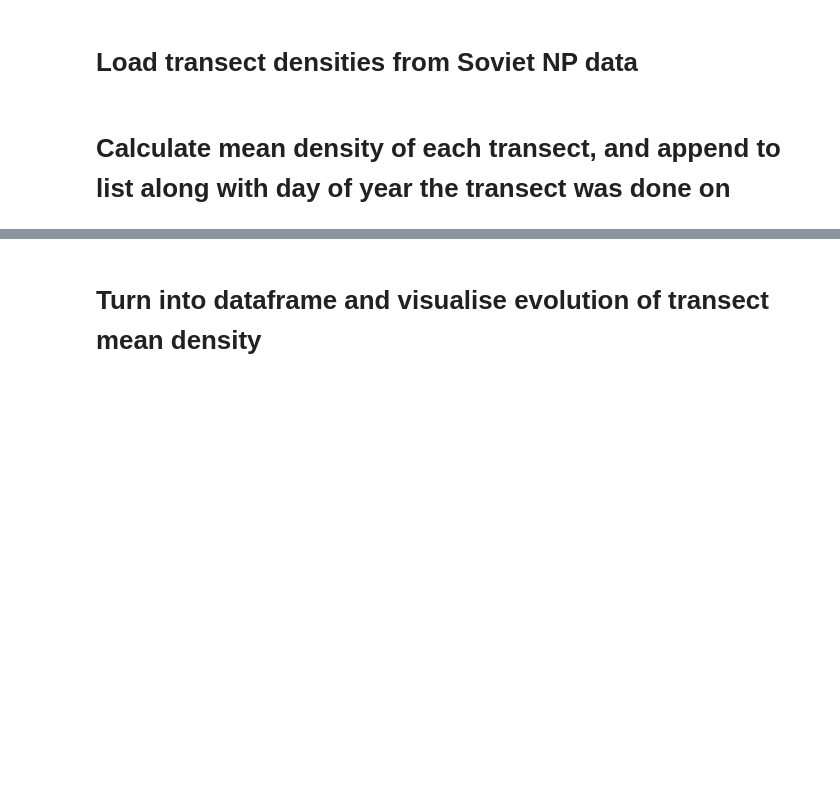
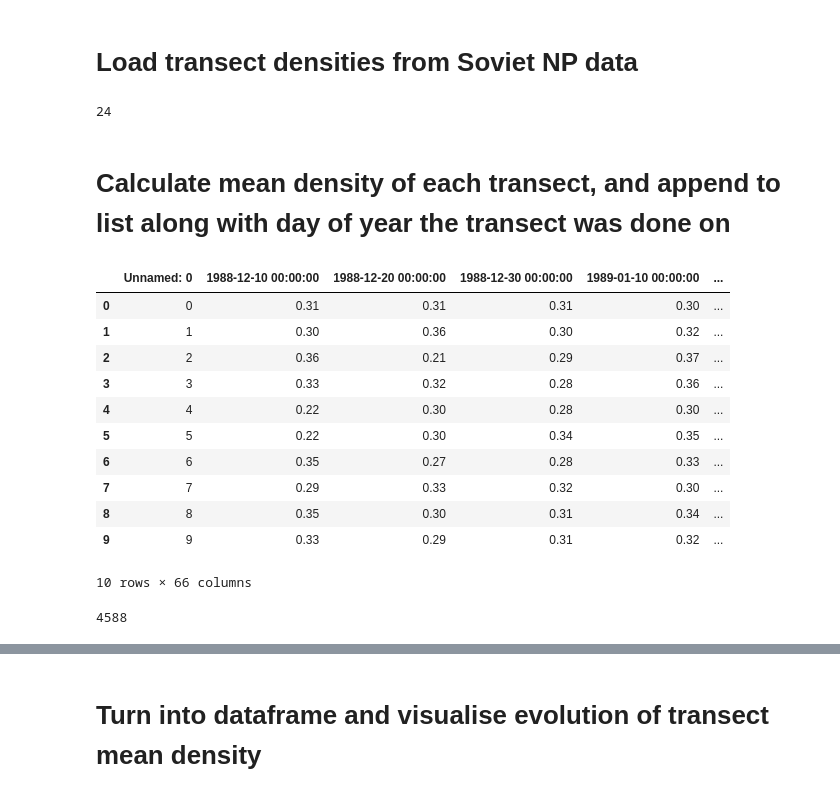
Before and after one commit to robbiemallett/snow_conductivity, a Jupyter notebook: notebooks/Density_evolution.ipynb, the cells around one changed output, grey strips where cells are left out. Cells and saved outputs as stored; diff of their text form; code cells hidden in the pictures; blank space fills up the shorter version.

```diff
--- a/notebooks/Density_evolution.ipynb
+++ b/notebooks/Density_evolution.ipynb
@@ -18,10 +18,31 @@ for sn in sns:
     df = pd.read_excel('../data/transect_densities.xlsx',sheet_name=sn)
 
     dfs.append(df)
+
+len(dfs)
+# %% [output]
+24
 # %% [markdown]
 # Calculate mean density of each transect, and append to list along with day of year the transect was done on
+# %%
+df
+# %% [output]
+|  | Unnamed: 0 | 1988-12-10 00:00:00 | 1988-12-20 00:00:00 | 1988-12-30 00:00:00 | 1989-01-10 00:00:00 | ... |
+| 0 | 0 | 0.31 | 0.31 | 0.31 | 0.30 | ... |
+| 1 | 1 | 0.30 | 0.36 | 0.30 | 0.32 | ... |
+| 2 | 2 | 0.36 | 0.21 | 0.29 | 0.37 | ... |
+| 3 | 3 | 0.33 | 0.32 | 0.28 | 0.36 | ... |
+| 4 | 4 | 0.22 | 0.30 | 0.28 | 0.30 | ... |
+| 5 | 5 | 0.22 | 0.30 | 0.34 | 0.35 | ... |
+| 6 | 6 | 0.35 | 0.27 | 0.28 | 0.33 | ... |
+| 7 | 7 | 0.29 | 0.33 | 0.32 | 0.30 | ... |
+| 8 | 8 | 0.35 | 0.30 | 0.31 | 0.34 | ... |
+| 9 | 9 | 0.33 | 0.29 | 0.31 | 0.32 | ... |
+10 rows × 66 columns
 # %%
 mean_densities = []
+
+measurement_counter = 0
 
 for df in dfs:
 
@@ -29,9 +50,14 @@ for df in dfs:
 
     for col in df.columns[1:]:
 
-#         print(col)
+        count = np.count_nonzero(np.nan_to_num(df[col]))
+        measurement_counter+=count
 
         mean_densities.append( {'doy':col.timetuple().tm_yday,
                                     'den': np.nanmean(df[col])*1000,
                                     }
                                 )
+
+print(measurement_counter)
+# %% [output]
+4588
```
Also changed, not shown: parts of 4 cells of this notebook.
